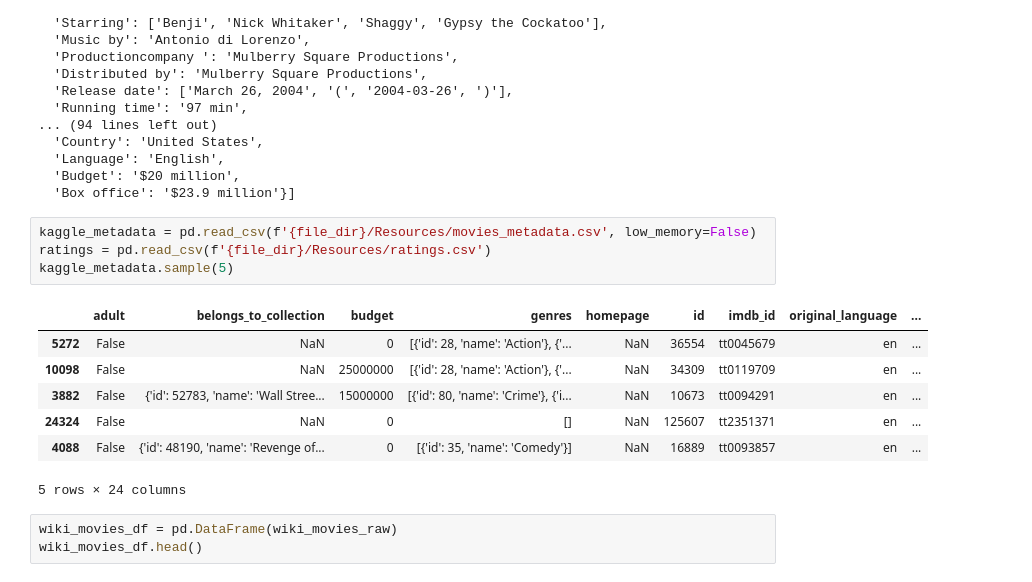
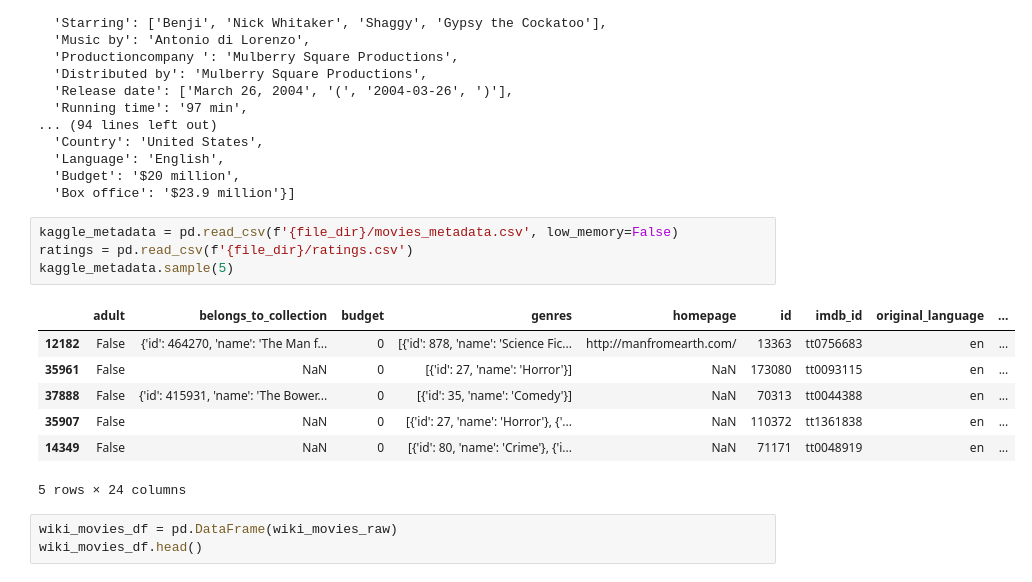
Before and after one commit to WTAN241/Movies_ETL, a Jupyter notebook: Movies_Database.ipynb, the cells around one changed output. Drawn from its saved outputs; the diff is of its cells as text.

Commit message:
Updated cleaned Movies Database

```diff
--- a/Movies_Database.ipynb
+++ b/Movies_Database.ipynb
@@ -35,16 +35,16 @@ wiki_movies_raw[3600:3605]
   'Budget': '$20 million',
   'Box office': '$23.9 million'}]
 # %%
-kaggle_metadata = pd.read_csv(f'{file_dir}/Resources/movies_metadata.csv', low_memory=False)
-ratings = pd.read_csv(f'{file_dir}/Resources/ratings.csv')
+kaggle_metadata = pd.read_csv(f'{file_dir}/movies_metadata.csv', low_memory=False)
+ratings = pd.read_csv(f'{file_dir}/ratings.csv')
 kaggle_metadata.sample(5)
 # %% [output]
 |  | adult | belongs_to_collection | budget | genres | homepage | id | imdb_id | original_language | ... |
-| 5272 | False | NaN | 0 | [{'id': 28, 'name': 'Action'}, {'... | NaN | 36554 | tt0045679 | en | ... |
-| 10098 | False | NaN | 25000000 | [{'id': 28, 'name': 'Action'}, {'... | NaN | 34309 | tt0119709 | en | ... |
-| 3882 | False | {'id': 52783, 'name': 'Wall Stree... | 15000000 | [{'id': 80, 'name': 'Crime'}, {'i... | NaN | 10673 | tt0094291 | en | ... |
-| 24324 | False | NaN | 0 | [] | NaN | 125607 | tt2351371 | en | ... |
-| 4088 | False | {'id': 48190, 'name': 'Revenge of... | 0 | [{'id': 35, 'name': 'Comedy'}] | NaN | 16889 | tt0093857 | en | ... |
+| 12182 | False | {'id': 464270, 'name': 'The Man f... | 0 | [{'id': 878, 'name': 'Science Fic... | http://manfromearth.com/ | 13363 | tt0756683 | en | ... |
+| 35961 | False | NaN | 0 | [{'id': 27, 'name': 'Horror'}] | NaN | 173080 | tt0093115 | en | ... |
+| 37888 | False | {'id': 415931, 'name': 'The Bower... | 0 | [{'id': 35, 'name': 'Comedy'}] | NaN | 70313 | tt0044388 | en | ... |
+| 35907 | False | NaN | 0 | [{'id': 27, 'name': 'Horror'}, {'... | NaN | 110372 | tt1361838 | en | ... |
+| 14349 | False | NaN | 0 | [{'id': 80, 'name': 'Crime'}, {'i... | NaN | 71171 | tt0048919 | en | ... |
 5 rows × 24 columns
 # %%
 wiki_movies_df = pd.DataFrame(wiki_movies_raw)
```
Also changed, not shown: parts of 9 cells of this notebook.
